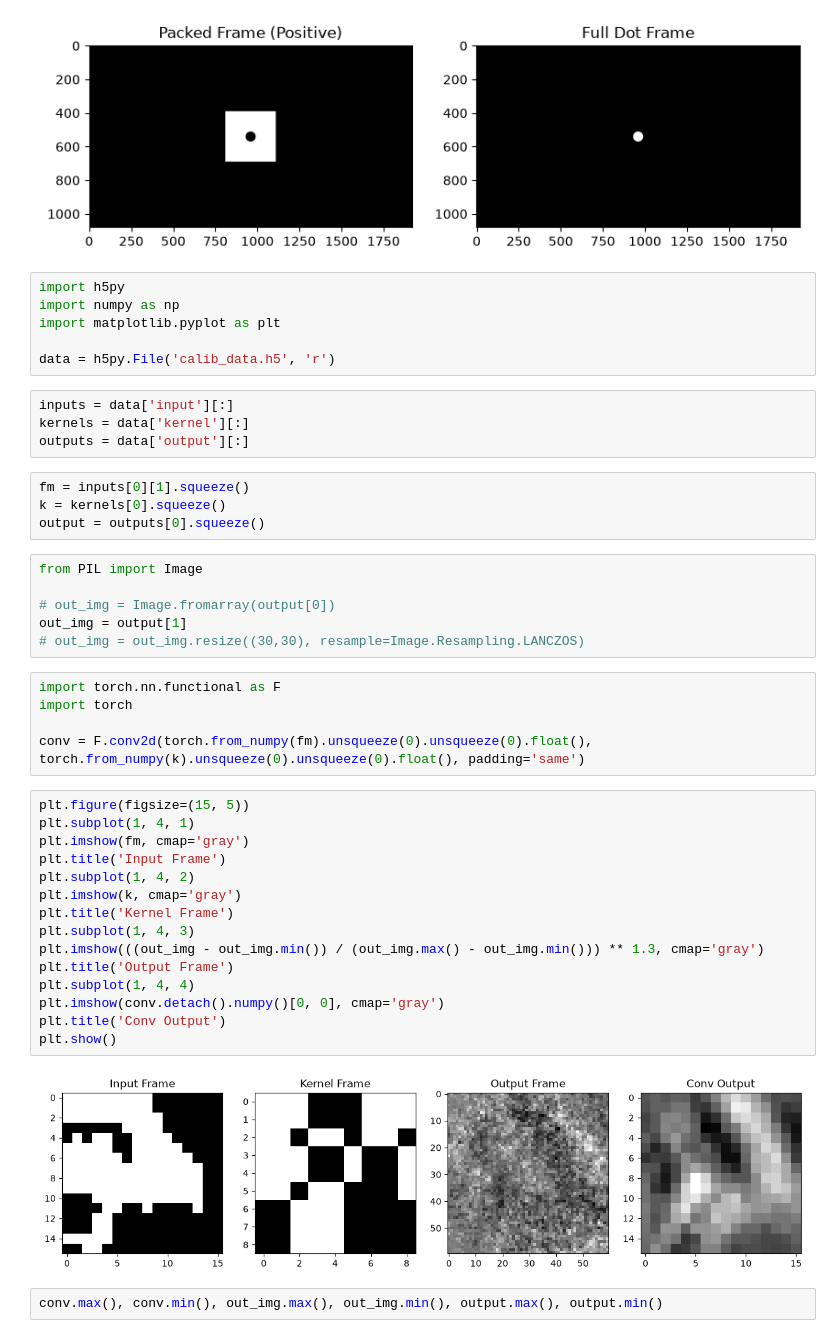
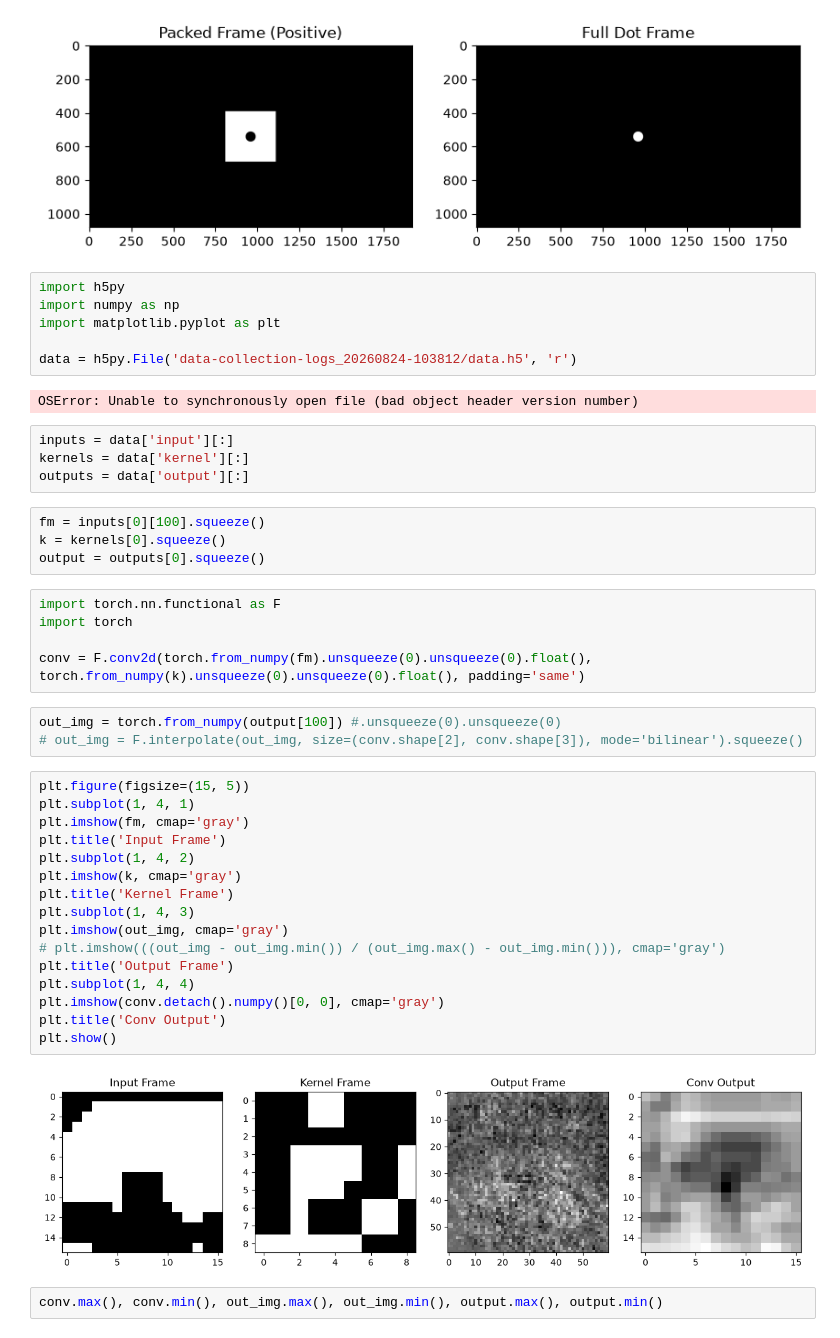
Before and after one commit to importly/dmdcontrol, a Jupyter notebook: timestamps.ipynb, the cells around one changed output. Saved outputs shown, nothing was run; the diff lists cells and outputs as text.

```diff
--- a/timestamps.ipynb
+++ b/timestamps.ipynb
@@ -229,43 +229,43 @@ import h5py
 import numpy as np
 import matplotlib.pyplot as plt
 
-data = h5py.File('calib_data.h5', 'r')
+data = h5py.File('data-collection-logs_20260824-103812/data.h5', 'r')
+# %% [output]
+OSError: Unable to synchronously open file (bad object header version number)
 # %%
 inputs = data['input'][:]
 kernels = data['kernel'][:]
 outputs = data['output'][:]
 # %%
-fm = inputs[0][1].squeeze()
+fm = inputs[0][100].squeeze()
 k = kernels[0].squeeze()
 output = outputs[0].squeeze()
-# %%
-from PIL import Image
-
-# out_img = Image.fromarray(output[0])
-out_img = output[1]
-# out_img = out_img.resize((30,30), resample=Image.Resampling.LANCZOS)
 # %%
 import torch.nn.functional as F
 import torch
 
 conv = F.conv2d(torch.from_numpy(fm).unsqueeze(0).unsqueeze(0).float(), torch.from_numpy(k).unsqueeze(0).unsqueeze(0).float(), padding='same')
+# %%
+out_img = torch.from_numpy(output[100]) #.unsqueeze(0).unsqueeze(0)
+# out_img = F.interpolate(out_img, size=(conv.shape[2], conv.shape[3]), mode='bilinear').squeeze()
 # %%
 plt.figure(figsize=(15, 5))
 plt.subplot(1, 4, 1)
 plt.imshow(fm, cmap='gray')
 plt.title('Input Frame')
 plt.subplot(1, 4, 2)
 plt.imshow(k, cmap='gray')
 plt.title('Kernel Frame')
 plt.subplot(1, 4, 3)
-plt.imshow(((out_img - out_img.min()) / (out_img.max() - out_img.min())) ** 1.3, cmap='gray')
+plt.imshow(out_img, cmap='gray')
+# plt.imshow(((out_img - out_img.min()) / (out_img.max() - out_img.min())), cmap='gray')
 plt.title('Output Frame')
 plt.subplot(1, 4, 4)
 plt.imshow(conv.detach().numpy()[0, 0], cmap='gray')
 plt.title('Conv Output')
 plt.show()
 # %% [output]
-[figure, old version]
+[figure, new version]
 # %%
 conv.max(), conv.min(), out_img.max(), out_img.min(), output.max(), output.min()
 # %% [output]
```
Also changed, not shown: 3 other files.
